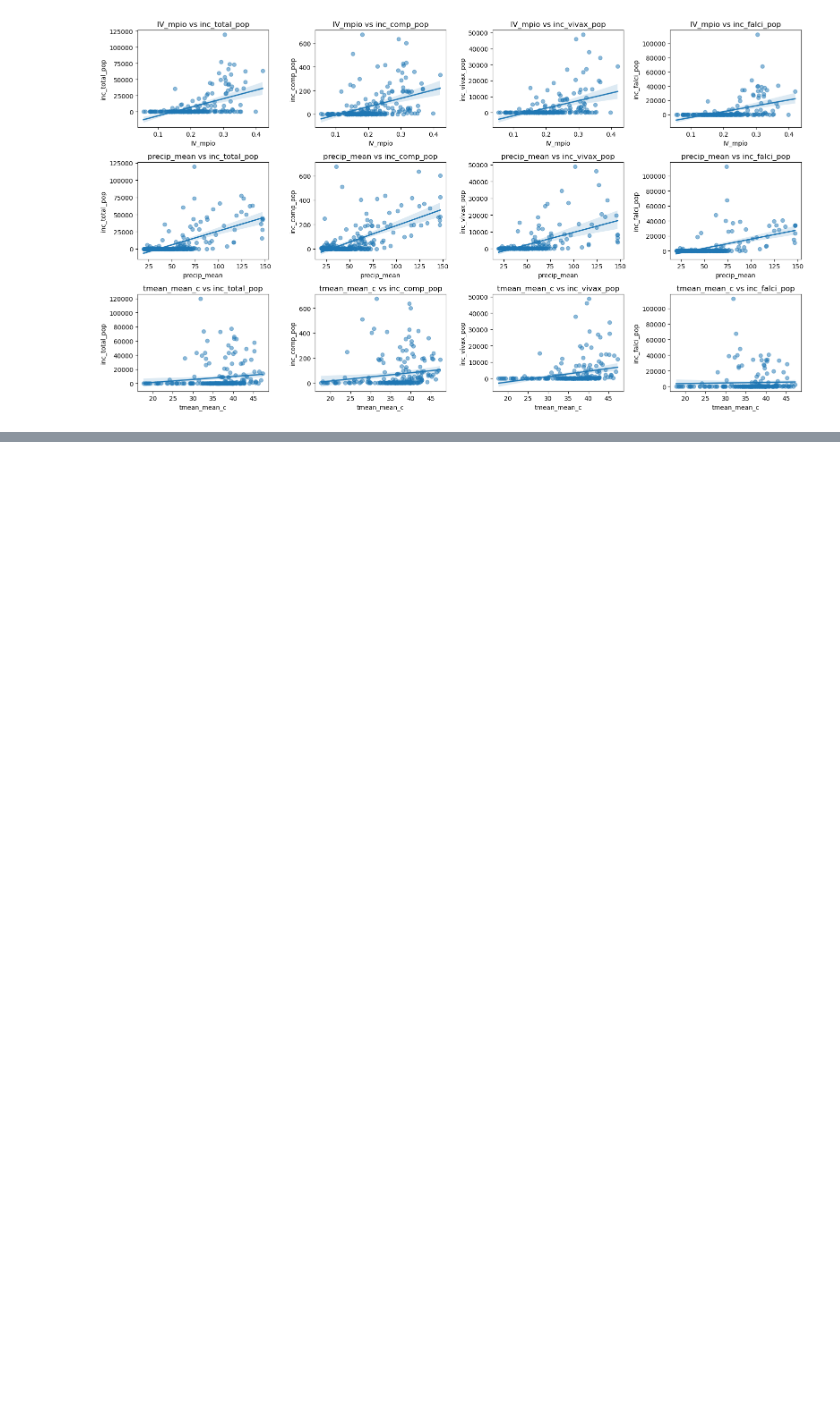
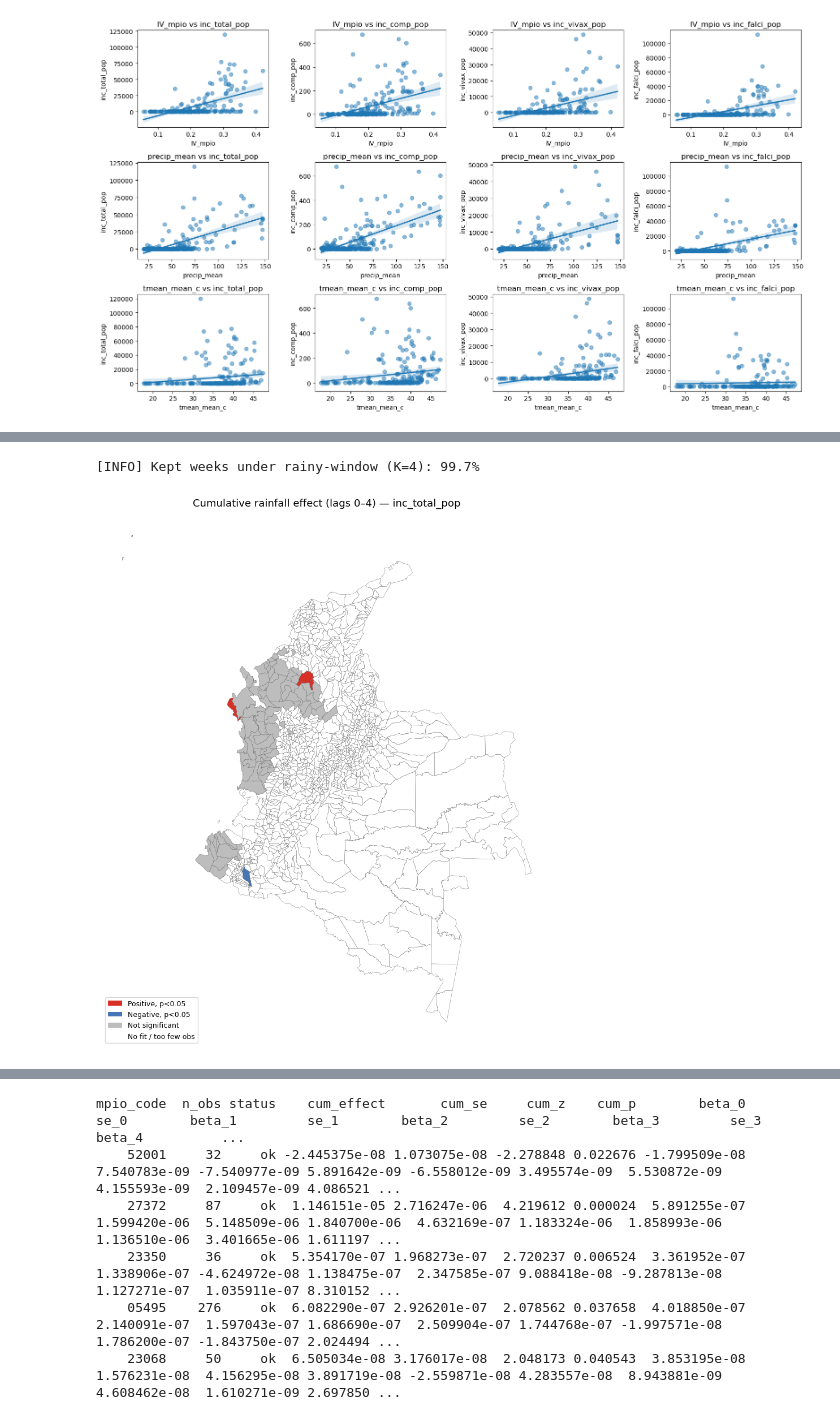
Before and after one commit to alina12358/policy-analytics-assessment, a Jupyter notebook: analysis.ipynb, the cells around one changed output, grey strips where cells are left out. Drawn from its saved outputs; the diff is of its cells as text; code cells hidden in the pictures; blank space fills up the shorter version.

```diff
--- a/analysis.ipynb
+++ b/analysis.ipynb
@@ -279,0 +205,2 @@ tmean_mean_c_z -0.0356   0.8260     -0.0588     0.7350                -0.0944
+# %%
+df_time = build_time_series_df(df_week)
@@ -279,0 +248,38 @@ tmean_mean_c_z -0.0356   0.8260     -0.0588     0.7350                -0.0944
+# %%
+results, keep_rate, fig, ax = run_rainy_window_pipeline_with_map(
+    df_time=df_time,
+    outcomes=["inc_total_pop","inc_comp_pop","inc_vivax_pop","inc_falci_pop"],
+    shapes_path="data_raw/colombia_mpios/colombia_mpios_opendatasoft.shp",
+    month_threshold_mm=5.0,
+    K=4,
+    hac_maxlags=8,
+    min_obs=30,
+    alpha=0.05,
+    map_outcome="inc_total_pop",
+    verbose=True
+)
+
+alpha_sig = 0.05
+from IPython.display import display
+
+tbl_full = results["inc_total_pop"].copy()
+
+# Filter to significant only (based on the precomputed 'class' label)
+sig_mask = (tbl_full["status"].eq("ok")) & (tbl_full["class"].isin(["pos_sig", "neg_sig"]))
+tbl_sig = (
+    tbl_full.loc[sig_mask]
+            .sort_values(["class", "cum_p", "cum_effect"])
+            .reset_index(drop=True)
+)
+
+# Pretty display in notebooks (only significant rows)
+display(tbl_sig)
+
+# Console print (text-only) — only significant rows
+print(tbl_sig.to_string(index=False))
+
+# Save to CSV — only significant rows
+tbl_full.to_csv("outputs/tables/per_mpio_linear_inc_total_pop_rainywin.csv", index=False)
+# %% [output]
+[INFO] Kept weeks under rainy-window (K=4): 99.7%
+[figure, added]
@@ -279,0 +292,6 @@ tmean_mean_c_z -0.0356   0.8260     -0.0588     0.7350                -0.0944
+mpio_code  n_obs status    cum_effect       cum_se     cum_z    cum_p        beta_0         se_0        beta_1         se_1        beta_2         se_2        beta_3         se_3        beta_4          ...
+    52001     32     ok -2.445375e-08 1.073075e-08 -2.278848 0.022676 -1.799509e-08 7.540783e-09 -7.540977e-09 5.891642e-09 -6.558012e-09 3.495574e-09  5.530872e-09 4.155593e-09  2.109457e-09 4.086521 ...
+    27372     87     ok  1.146151e-05 2.716247e-06  4.219612 0.000024  5.891255e-07 1.599420e-06  5.148509e-06 1.840700e-06  4.632169e-07 1.183324e-06  1.858993e-06 1.136510e-06  3.401665e-06 1.611197 ...
+    23350     36     ok  5.354170e-07 1.968273e-07  2.720237 0.006524  3.361952e-07 1.338906e-07 -4.624972e-08 1.138475e-07  2.347585e-07 9.088418e-08 -9.287813e-08 1.127271e-07  1.035911e-07 8.310152 ...
+    05495    276     ok  6.082290e-07 2.926201e-07  2.078562 0.037658  4.018850e-07 2.140091e-07  1.597043e-07 1.686690e-07  2.509904e-07 1.744768e-07 -1.997571e-08 1.786200e-07 -1.843750e-07 2.024494 ...
+    23068     50     ok  6.505034e-08 3.176017e-08  2.048173 0.040543  3.853195e-08 1.576231e-08  4.156295e-08 3.891719e-08 -2.559871e-08 4.283557e-08  8.943881e-09 4.608462e-08  1.610271e-09 2.697850 ...
```
Also changed, not shown: parts of 22 cells of this notebook, 17 other files.
